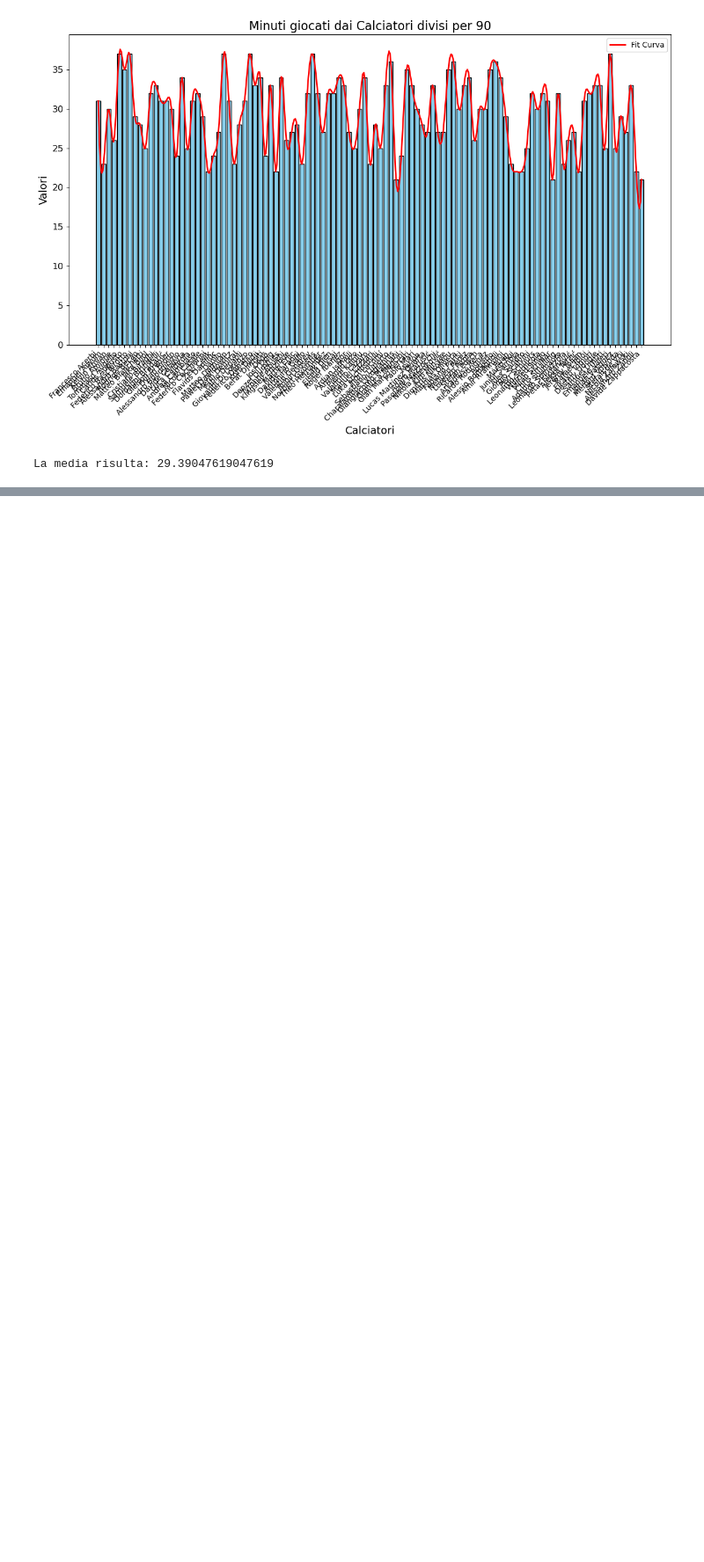
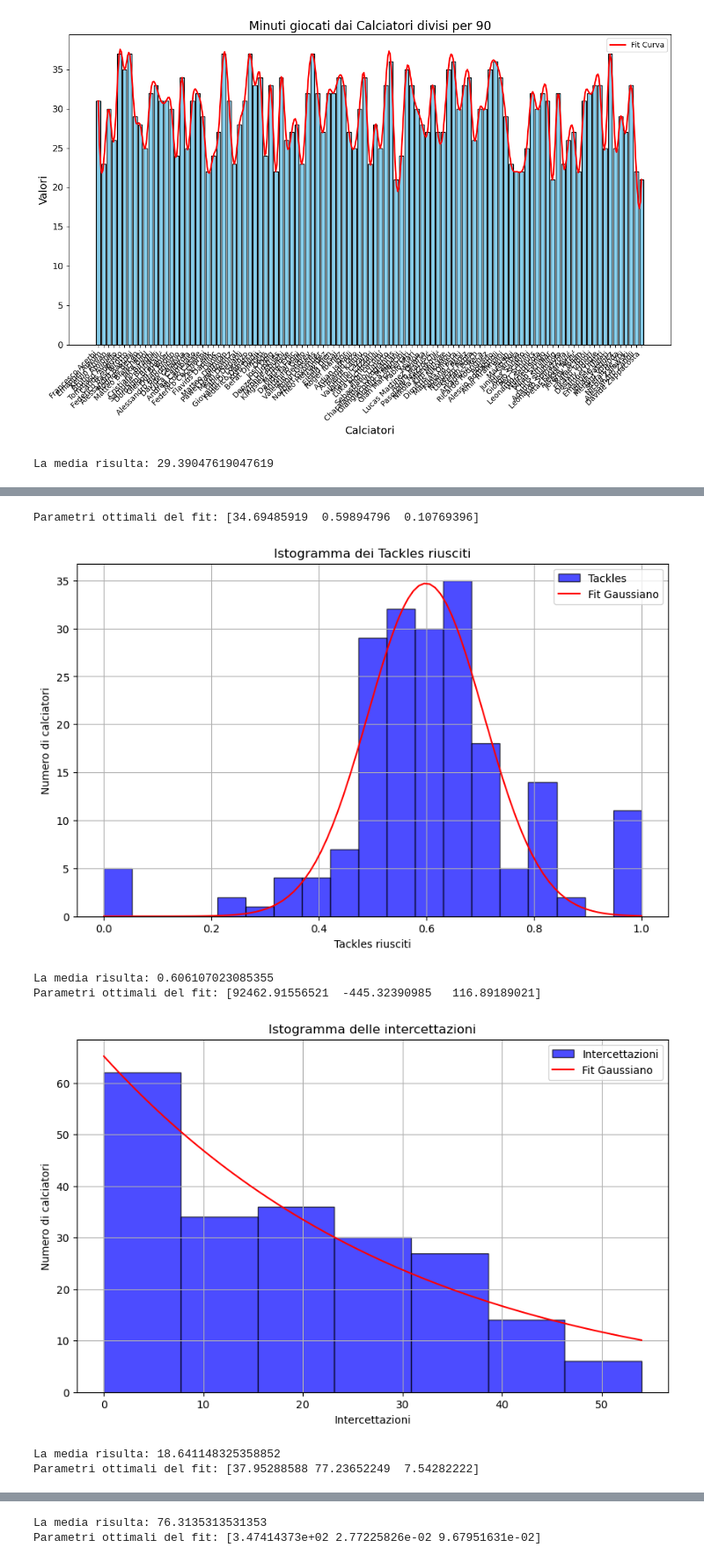
Before and after one commit to Alecaste96/Pytone, a Jupyter notebook: difensori22.ipynb, the cells around one changed output, grey strips where cells are left out. Shown at 88% size. Cells and saved outputs as stored; diff of their text form; code cells hidden in the pictures; blank space fills up the shorter version.

```diff
--- a/difensori22.ipynb
+++ b/difensori22.ipynb
@@ -121,4 +119,17 @@ print("La media risulta:", media_valori_filtrati)
 # %% [output]
 [figure]
 La media risulta: 29.39047619047619
+# %%
+import numpy as np
+
+def calculate_bins(data):
+    n = len(data)
+    sigma = np.std(data)
+    IQR = np.percentile(data, 75) - np.percentile(data, 25)
+
+    # Regola di Freedman-Diaconis
+    bin_width_fd = 2 * IQR / (n ** (1/3))
+    num_bin_fd = int(np.ceil((data.max() - data.min()) / bin_width_fd))
+
+    return num_bin_fd
 # %%
@@ -502,0 +227,23 @@ La media risulta: 0.5394684578660446
+# %%
+import pandas as pd
+
+# Carica i dati
+data = pd.read_excel(r"C:\Users\milan\OneDrive\Documenti\difensori_2022.xlsx")
+
+# Calcola e visualizza i grafici
+calcola_tackle(data)
+calcola_intercettazioni(data)
+calcola_passaggi(data)
+calcola_gol(data)
+calcola_assist(data)
+calcola_cartellini(data)
+calcola_key_passes(data)
+calcola_duelli_aerei(data)
+# %% [output]
+Parametri ottimali del fit: [34.69485919  0.59894796  0.10769396]
+[figure, added]
+La media risulta: 0.606107023085355
+Parametri ottimali del fit: [92462.91556521  -445.32390985   116.89189021]
+[figure, added]
+La media risulta: 18.641148325358852
+Parametri ottimali del fit: [37.95288588 77.23652249  7.54282222]
@@ -502,0 +251,2 @@ La media risulta: 0.5394684578660446
+La media risulta: 76.3135313531353
+Parametri ottimali del fit: [3.47414373e+02 2.77225826e-02 9.67951631e-02]
```
Also changed, not shown: parts of 13 cells of this notebook, 2 other files.
